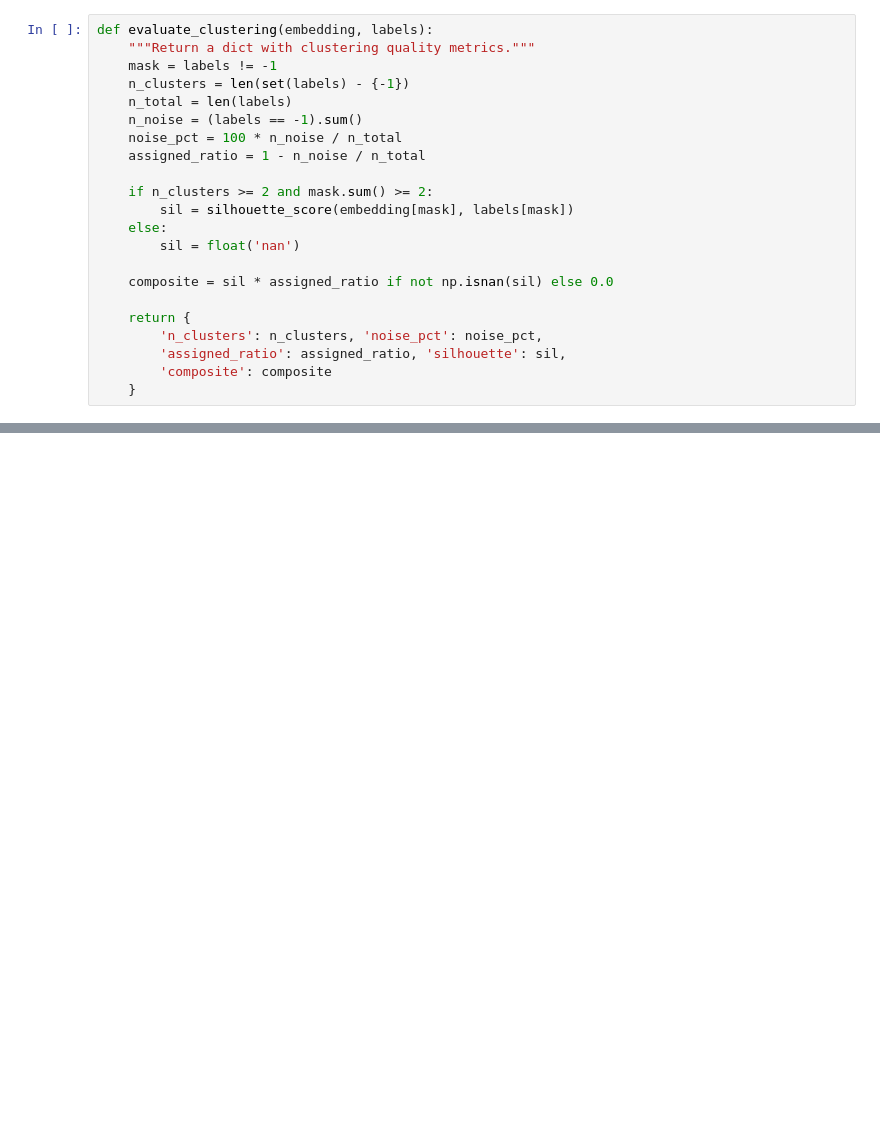
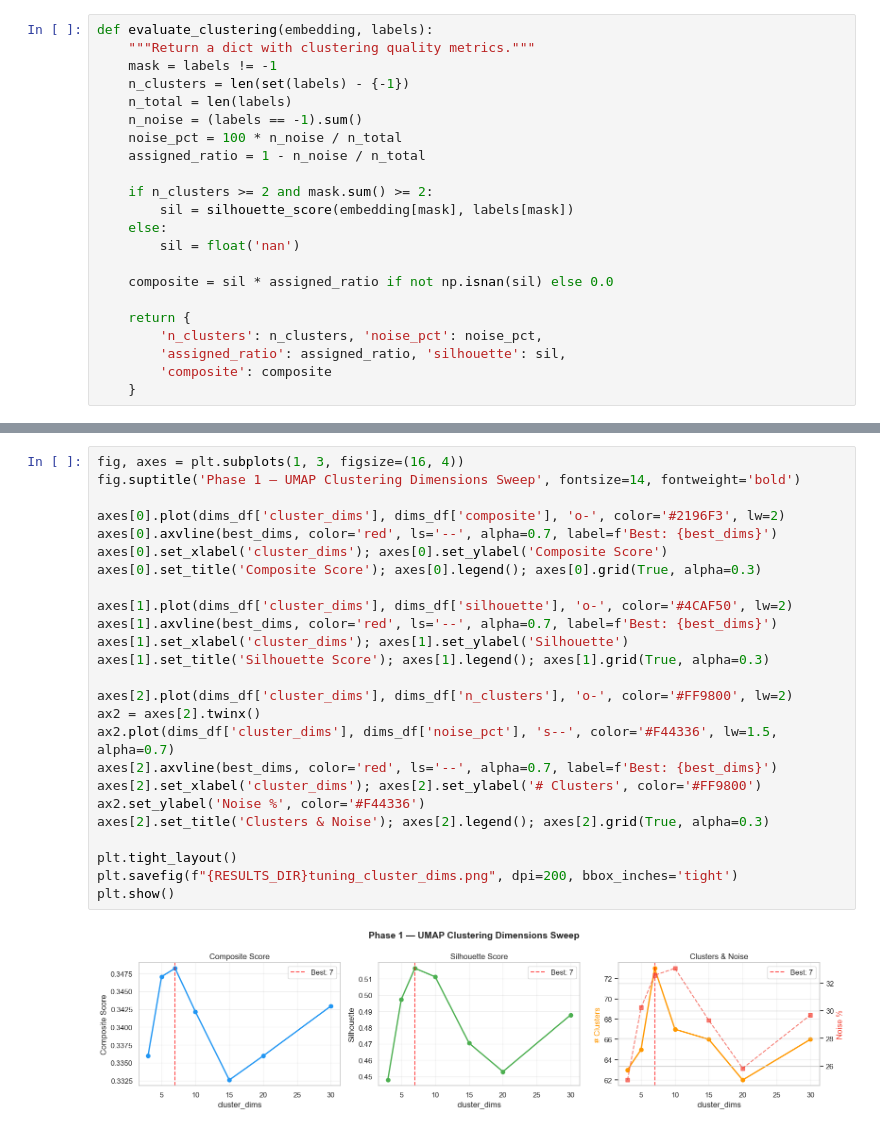
Before and after one commit to fedeceru/SV-Master, a Jupyter notebook: notebook/clustering_optimization.ipynb, the cells around one changed output, grey strips where cells are left out. Drawn from its saved outputs; the diff is of its cells as text; blank space fills up the shorter version.

```diff
--- a/notebook/clustering_optimization.ipynb
+++ b/notebook/clustering_optimization.ipynb
@@ -44,0 +96,27 @@ def evaluate_clustering(embedding, labels):
+# %%
+fig, axes = plt.subplots(1, 3, figsize=(16, 4))
+fig.suptitle('Phase 1 — UMAP Clustering Dimensions Sweep', fontsize=14, fontweight='bold')
+
+axes[0].plot(dims_df['cluster_dims'], dims_df['composite'], 'o-', color='#2196F3', lw=2)
+axes[0].axvline(best_dims, color='red', ls='--', alpha=0.7, label=f'Best: {best_dims}')
+axes[0].set_xlabel('cluster_dims'); axes[0].set_ylabel('Composite Score')
+axes[0].set_title('Composite Score'); axes[0].legend(); axes[0].grid(True, alpha=0.3)
+
+axes[1].plot(dims_df['cluster_dims'], dims_df['silhouette'], 'o-', color='#4CAF50', lw=2)
+axes[1].axvline(best_dims, color='red', ls='--', alpha=0.7, label=f'Best: {best_dims}')
+axes[1].set_xlabel('cluster_dims'); axes[1].set_ylabel('Silhouette')
+axes[1].set_title('Silhouette Score'); axes[1].legend(); axes[1].grid(True, alpha=0.3)
+
+axes[2].plot(dims_df['cluster_dims'], dims_df['n_clusters'], 'o-', color='#FF9800', lw=2)
+ax2 = axes[2].twinx()
+ax2.plot(dims_df['cluster_dims'], dims_df['noise_pct'], 's--', color='#F44336', lw=1.5, alpha=0.7)
+axes[2].axvline(best_dims, color='red', ls='--', alpha=0.7, label=f'Best: {best_dims}')
+axes[2].set_xlabel('cluster_dims'); axes[2].set_ylabel('# Clusters', color='#FF9800')
+ax2.set_ylabel('Noise %', color='#F44336')
+axes[2].set_title('Clusters & Noise'); axes[2].legend(); axes[2].grid(True, alpha=0.3)
+
+plt.tight_layout()
+plt.savefig(f"{RESULTS_DIR}tuning_cluster_dims.png", dpi=200, bbox_inches='tight')
+plt.show()
+# %% [output]
+[figure, added]
```
Also changed, not shown: parts of 15 cells of this notebook, 7 other files.
